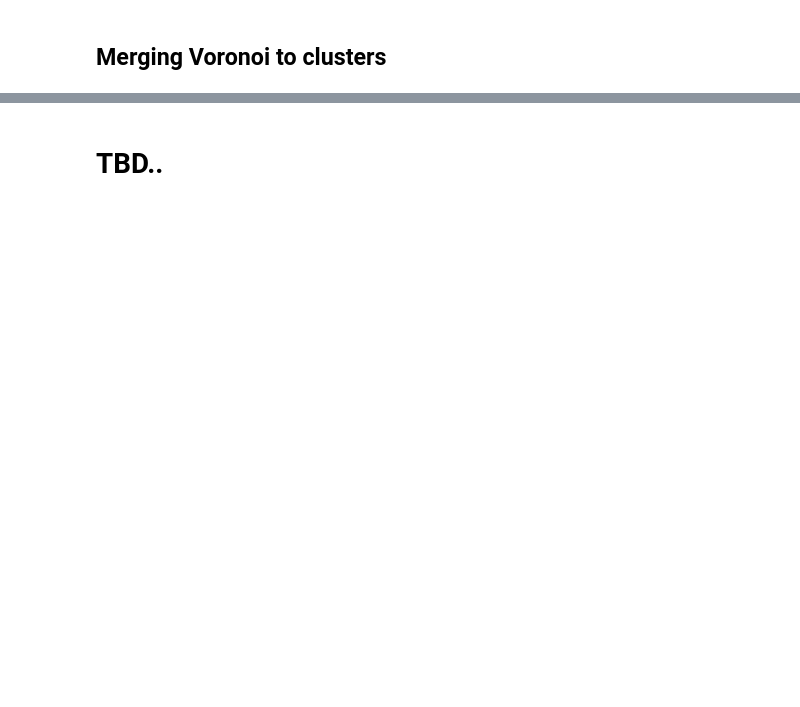
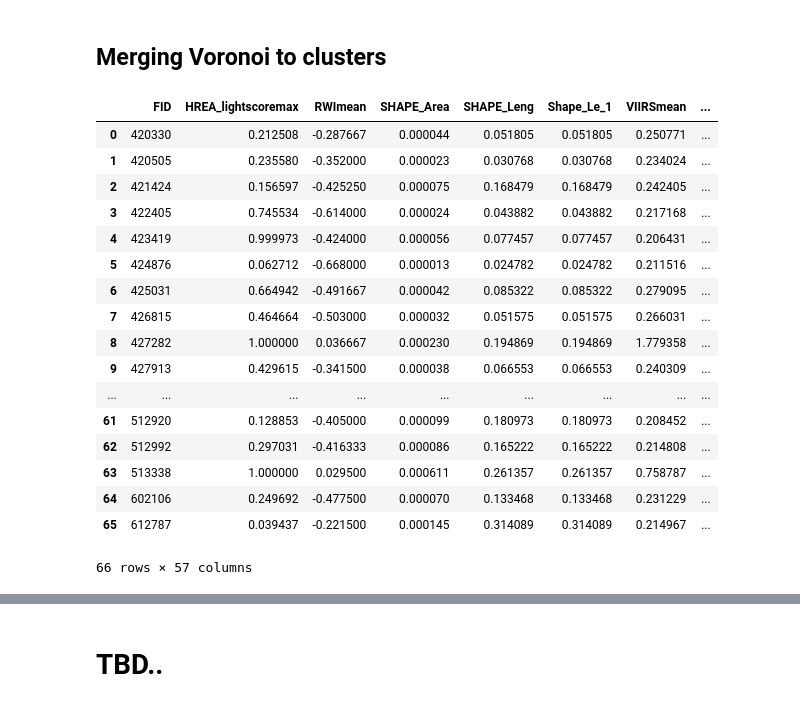
Before and after one commit to SEforALL-IEAP/AgCAP, a Jupyter notebook: AgCaP.ipynb, the cells around one changed output, grey strips where cells are left out. Saved outputs shown, nothing was run; the diff lists cells and outputs as text; code cells hidden in the pictures; blank space fills up the shorter version.

```diff
--- a/AgCaP.ipynb
+++ b/AgCaP.ipynb
@@ -510,3 +516,24 @@ settles_gdf = settles_gdf.merge(vor_poly[['id',
                                           'maizesum',
                                           'cassavasum',
                                           'sorghumsum']], how="left", on='id')
+# %%
+settles_gdf
+# %% [output]
+|  | FID | HREA_lightscoremax | RWImean | SHAPE_Area | SHAPE_Leng | Shape_Le_1 | VIIRSmean | ... |
+| 0 | 420330 | 0.212508 | -0.287667 | 0.000044 | 0.051805 | 0.051805 | 0.250771 | ... |
+| 1 | 420505 | 0.235580 | -0.352000 | 0.000023 | 0.030768 | 0.030768 | 0.234024 | ... |
+| 2 | 421424 | 0.156597 | -0.425250 | 0.000075 | 0.168479 | 0.168479 | 0.242405 | ... |
+| 3 | 422405 | 0.745534 | -0.614000 | 0.000024 | 0.043882 | 0.043882 | 0.217168 | ... |
+| 4 | 423419 | 0.999973 | -0.424000 | 0.000056 | 0.077457 | 0.077457 | 0.206431 | ... |
+| 5 | 424876 | 0.062712 | -0.668000 | 0.000013 | 0.024782 | 0.024782 | 0.211516 | ... |
+| 6 | 425031 | 0.664942 | -0.491667 | 0.000042 | 0.085322 | 0.085322 | 0.279095 | ... |
+| 7 | 426815 | 0.464664 | -0.503000 | 0.000032 | 0.051575 | 0.051575 | 0.266031 | ... |
+| 8 | 427282 | 1.000000 | 0.036667 | 0.000230 | 0.194869 | 0.194869 | 1.779358 | ... |
+| 9 | 427913 | 0.429615 | -0.341500 | 0.000038 | 0.066553 | 0.066553 | 0.240309 | ... |
+| ... | ... | ... | ... | ... | ... | ... | ... | ... |
+| 61 | 512920 | 0.128853 | -0.405000 | 0.000099 | 0.180973 | 0.180973 | 0.208452 | ... |
+| 62 | 512992 | 0.297031 | -0.416333 | 0.000086 | 0.165222 | 0.165222 | 0.214808 | ... |
+| 63 | 513338 | 1.000000 | 0.029500 | 0.000611 | 0.261357 | 0.261357 | 0.758787 | ... |
+| 64 | 602106 | 0.249692 | -0.477500 | 0.000070 | 0.133468 | 0.133468 | 0.231229 | ... |
+| 65 | 612787 | 0.039437 | -0.221500 | 0.000145 | 0.314089 | 0.314089 | 0.214967 | ... |
+66 rows × 57 columns
```
Also changed, not shown: parts of 19 cells of this notebook, 2 other files.
